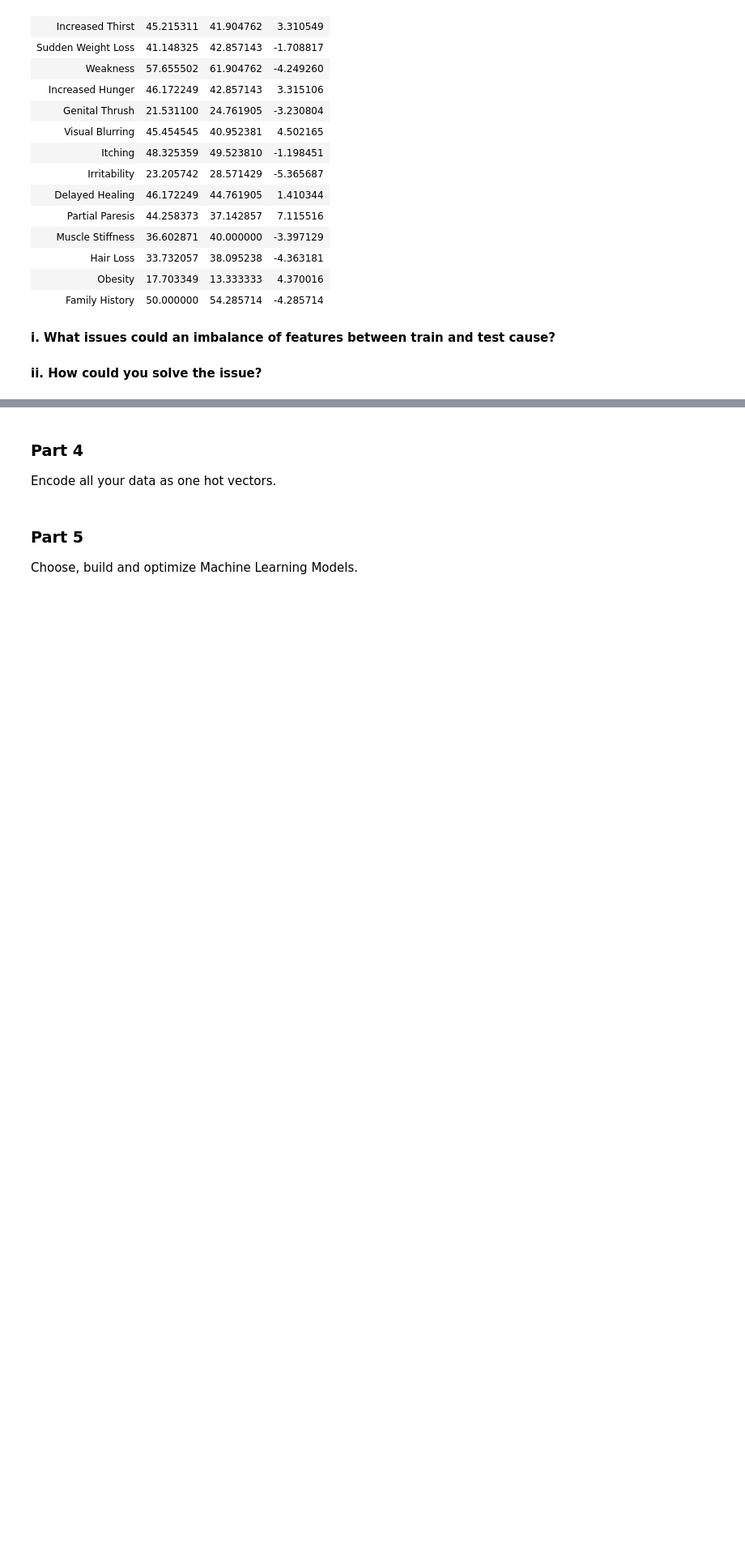
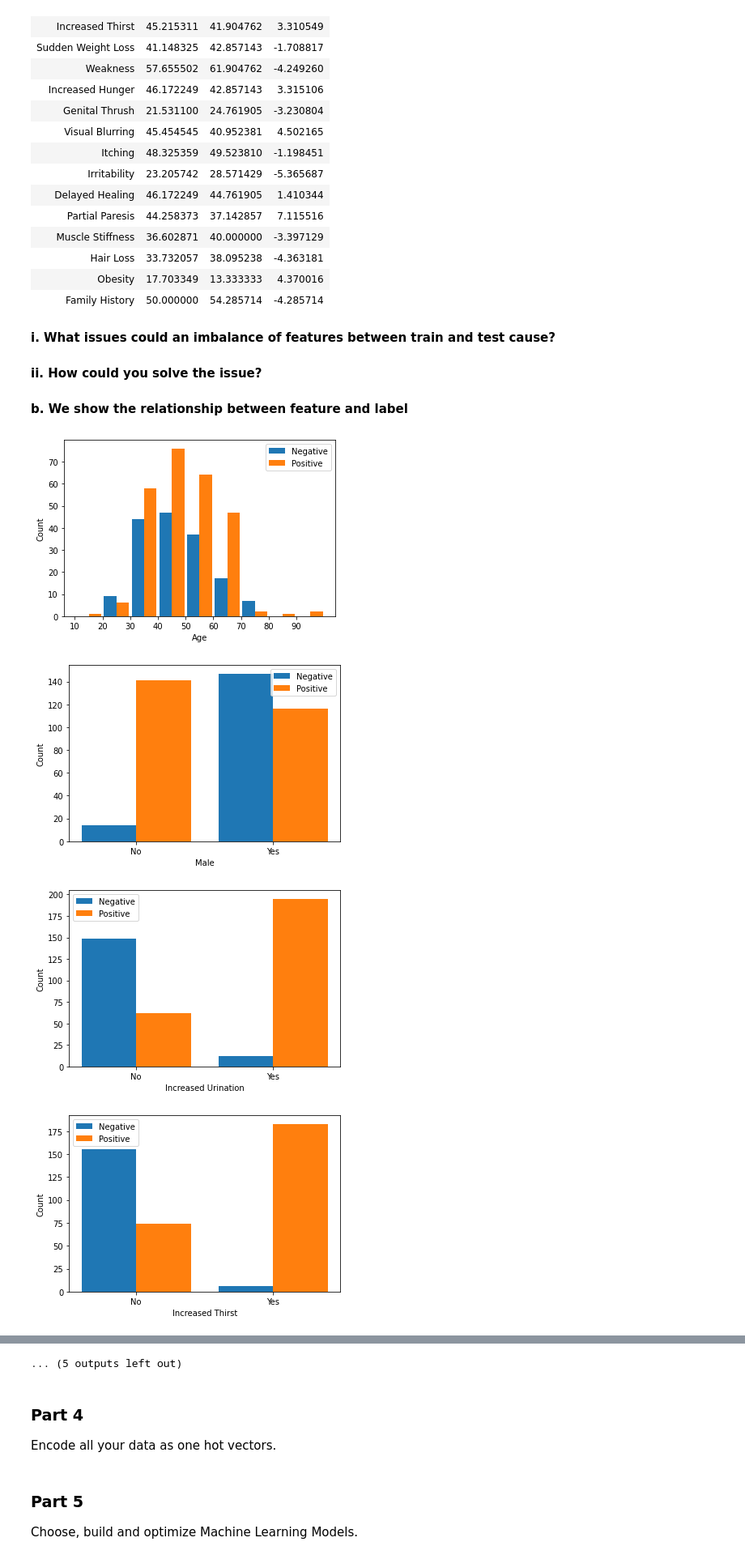
Before and after one commit to mlh-master/hw2_mlh-amit-yoel, a Jupyter notebook: HW2.ipynb, the cells around one changed output, grey strips where cells are left out. Shown at 81% size. Cells and saved outputs as stored; diff of their text form; code cells hidden in the pictures; blank space fills up the shorter version.

```diff
--- a/HW2.ipynb
+++ b/HW2.ipynb
@@ -130,3 +130,42 @@ display(distribution_table.style.hide_index())
    **i. What issues could an imbalance of features between train and test cause?**
 # %% [markdown]
 **ii. How could you solve the issue?**
+# %% [markdown]
+**b. We show the relationship between feature and label**
+# %%
+w = 0.4
+w2 = 4.5
+
+age_label0= np.zeros(9)
+age_label1= np.zeros(9)
+
+for j in range(9):
+    age_label0[j] = sum(x_train['Age'][i]>=10*(j+1) and x_train['Age'][i]<(10+10*(j+1)) and y_train.loc[i]==0 for i in x_train.index).item()
+    age_label1[j] = sum(x_train['Age'][i]>=10*(j+1) and x_train['Age'][i]<(10+10*(j+1)) and y_train.loc[i]==1 for i in x_train.index).item()
+
+plt.bar([15,25,35,45,55,65,75,85,95], age_label0, w2, label='Negative')
+plt.bar([15,25,35,45,55,65,75,85,95] + np.repeat(w2,9), age_label1, w2, label='Positive')
+plt.xlabel('Age')
+plt.ylabel('Count')
+plt.xticks([10,20,30,40,50,60,70,80,90]+ np.repeat(w2/2,9),[10,20,30,40,50,60,70,80,90])
+plt.legend()
+plt.show()
+
+for feat in x_train.drop(columns='Age').columns:
+    feat0_label0 = sum([x_train[feat][i]==0 and y_train.loc[i]==0 for i in x_train.index]).item()
+    feat0_label1 = sum([x_train[feat][i]==0 and y_train.loc[i]==1 for i in x_train.index]).item()
+    feat1_label0 = sum([x_train[feat][i]==1 and y_train.loc[i]==0 for i in x_train.index]).item()
+    feat1_label1 = sum([x_train[feat][i]==1 and y_train.loc[i]==1 for i in x_train.index]).item()
+
+    plt.bar([0, 1], [feat0_label0, feat1_label0], w, label='Negative')
+    plt.bar([w, 1+w], [feat0_label1, feat1_label1], w, label='Positive')
+    plt.xlabel(feat)
+    plt.ylabel('Count')
+    plt.xticks([w/2,1+w/2],['No','Yes'])
+    plt.legend()
+    plt.show()
+# %% [output]
+[figure, added]
+[figure, added]
+[figure, added]
+[figure, added]
@@ -133,3 +180,4 @@ display(distribution_table.style.hide_index())
+... (5 outputs left out)
 # %% [markdown]
 ### Part 4
 Encode all your data as one hot vectors.
```
Also changed, not shown: parts of 2 cells of this notebook.
